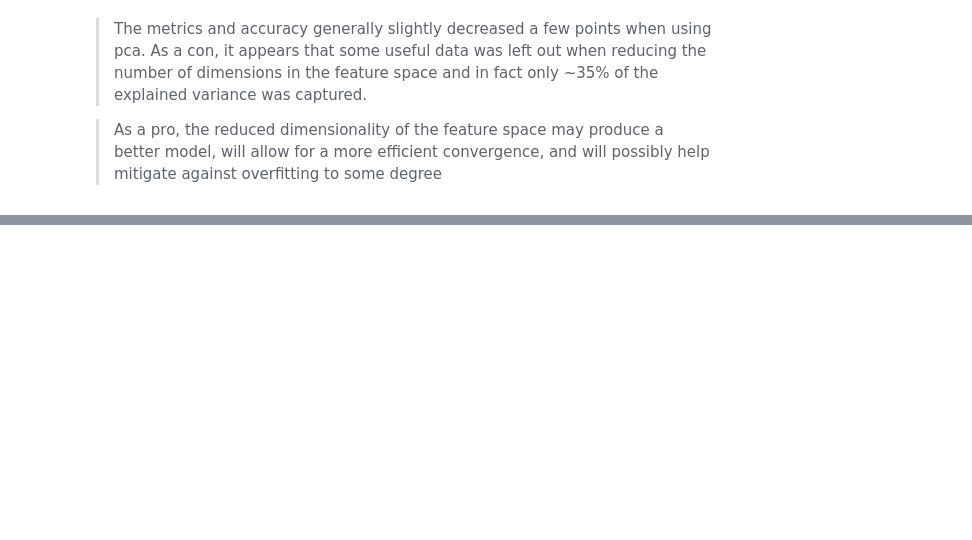
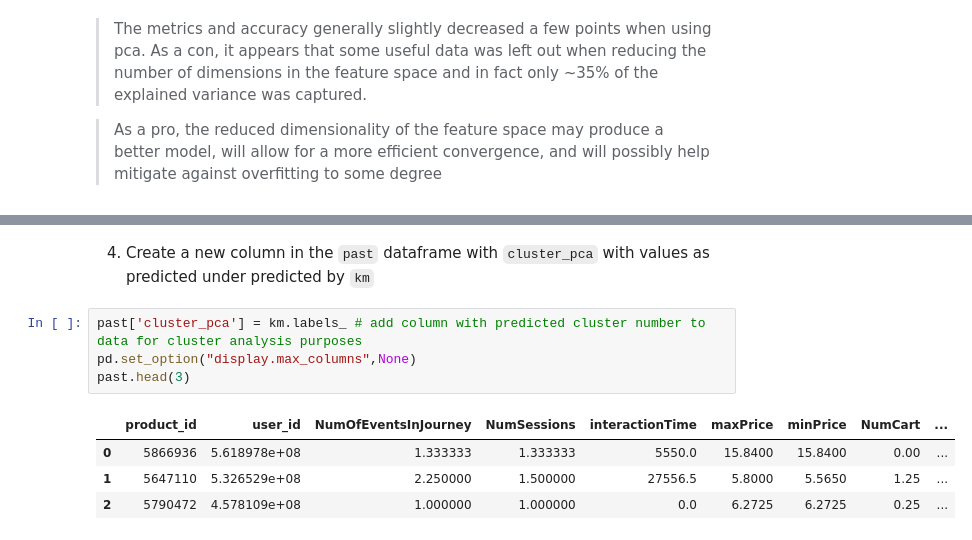
Before and after one commit to MonuSingh16/pca-kmeans-dbscan-products, a Jupyter notebook: nb/pca-kmeans-products.ipynb, the cells around one changed output, grey strips where cells are left out. Drawn from its saved outputs; the diff is of its cells as text; blank space fills up the shorter version.

```diff
--- a/nb/pca-kmeans-products.ipynb
+++ b/nb/pca-kmeans-products.ipynb
@@ -202,0 +274,11 @@ will allow for a more efficient convergence, and will possibly help mitigate aga
+# %% [markdown]
+4. Create a new column in the `past` dataframe with `cluster_pca` with values as predicted under predicted by `km`
+# %%
+past['cluster_pca'] = km.labels_ # add column with predicted cluster number to data for cluster analysis purposes
+pd.set_option("display.max_columns",None)
+past.head(3)
+# %% [output]
+|  | product_id | user_id | NumOfEventsInJourney | NumSessions | interactionTime | maxPrice | minPrice | NumCart | ... |
+| 0 | 5866936 | 5.618978e+08 | 1.333333 | 1.333333 | 5550.0 | 15.8400 | 15.8400 | 0.00 | ... |
+| 1 | 5647110 | 5.326529e+08 | 2.250000 | 1.500000 | 27556.5 | 5.8000 | 5.5650 | 1.25 | ... |
+| 2 | 5790472 | 4.578109e+08 | 1.000000 | 1.000000 | 0.0 | 6.2725 | 6.2725 | 0.25 | ... |
```
Also changed, not shown: parts of 24 cells of this notebook, 1 other file.
